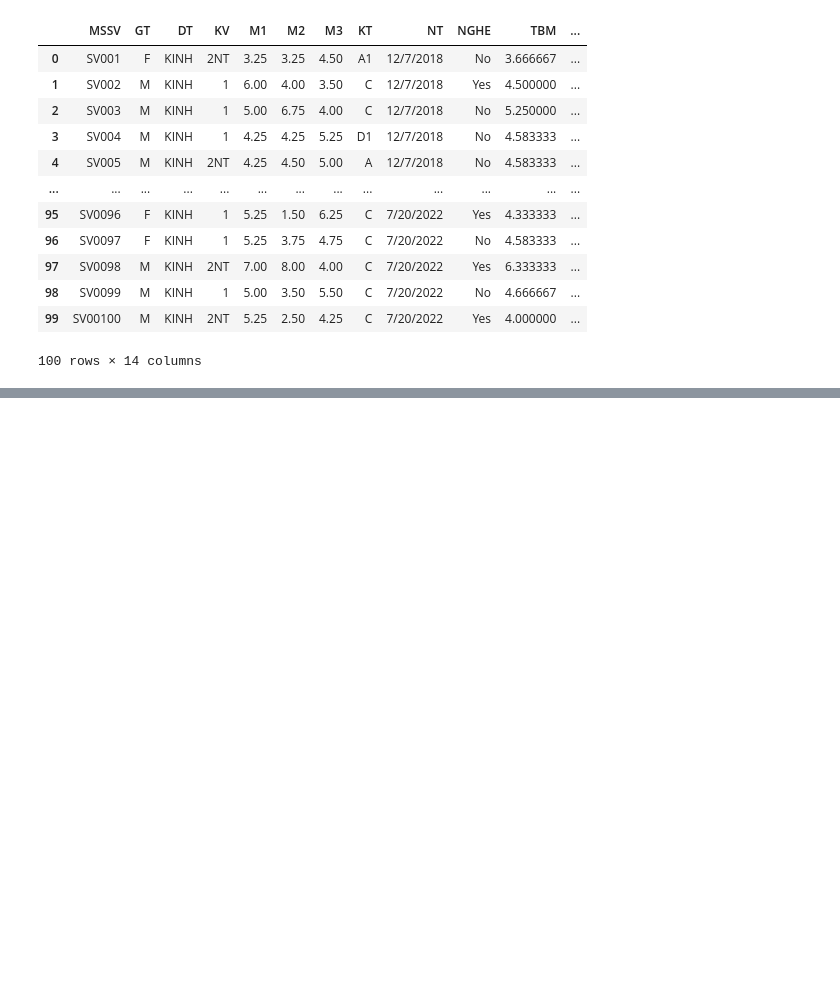
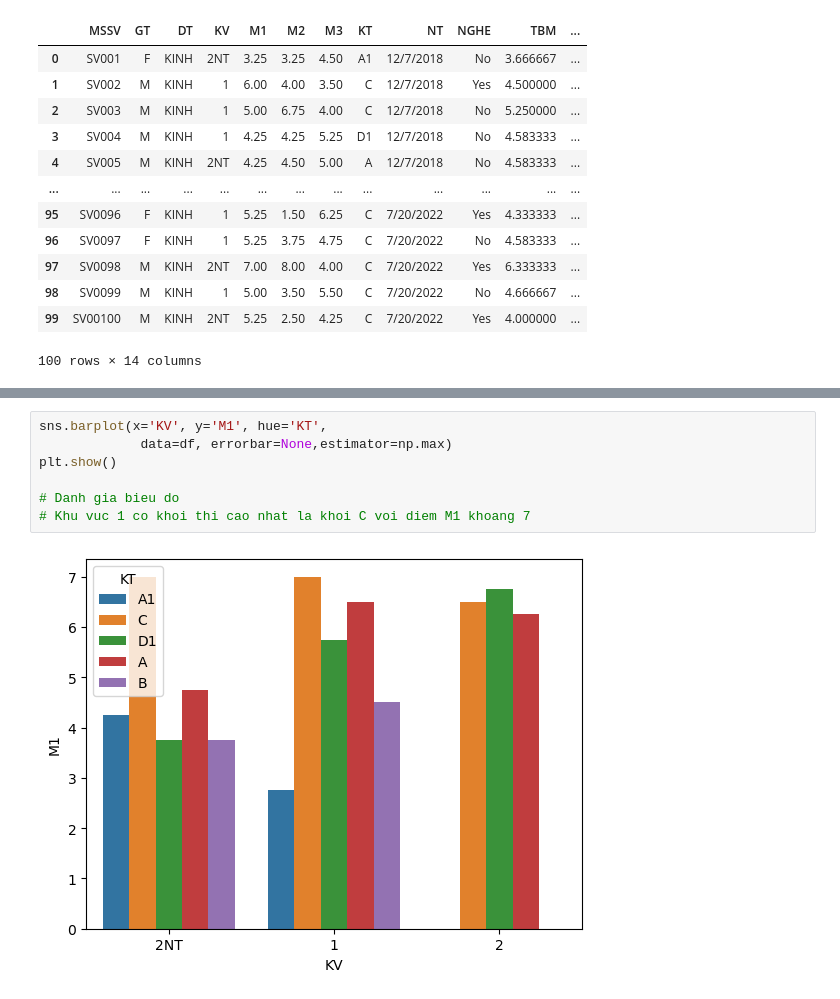
Before and after one commit to DucNhat03/PTDL_AI, a Jupyter notebook: Day2/Buoi2.ipynb, the cells around one changed output, grey strips where cells are left out. Drawn from its saved outputs; the diff is of its cells as text; blank space fills up the shorter version.

```diff
--- a/Day2/Buoi2.ipynb
+++ b/Day2/Buoi2.ipynb
@@ -157,0 +204,9 @@ df
+# %%
+sns.barplot(x='KV', y='M1', hue='KT',
+             data=df, errorbar=None,estimator=np.max)
+plt.show()
+
+# Danh gia bieu do
+# Khu vuc 1 co khoi thi cao nhat la khoi C voi diem M1 khoang 7
+# %% [output]
+[figure, added]
```
Also changed, not shown: parts of 6 cells of this notebook.
